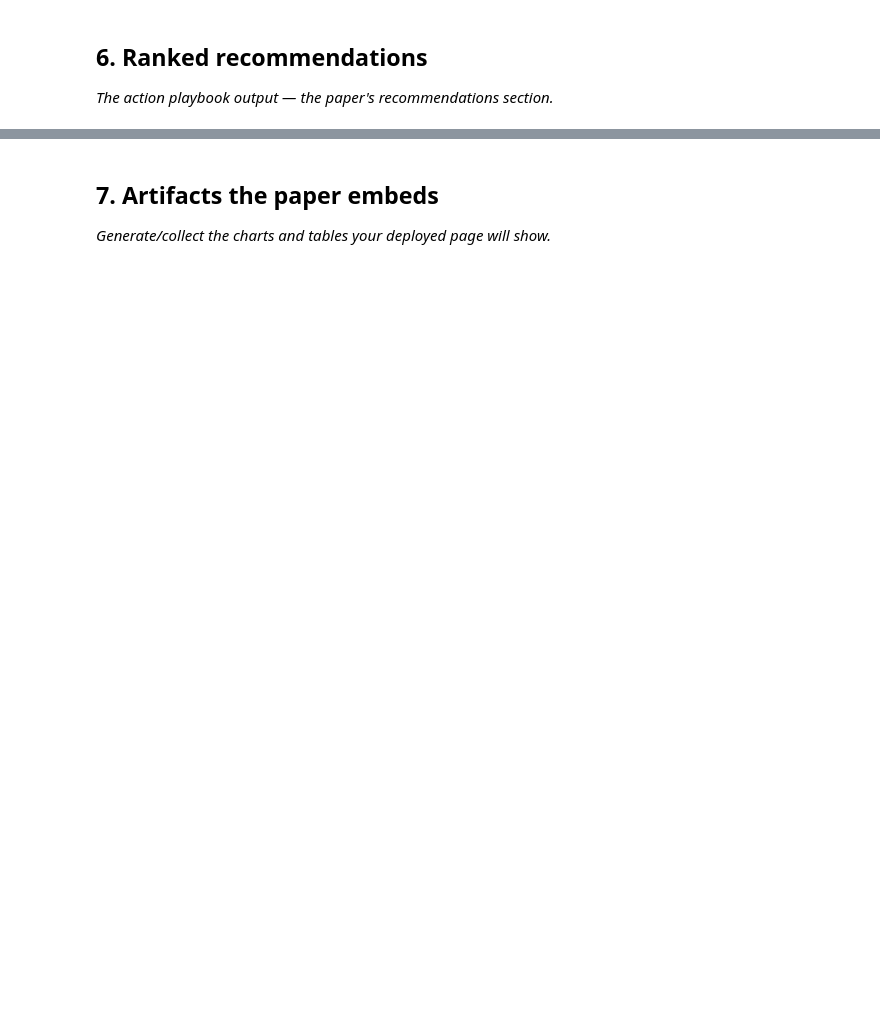
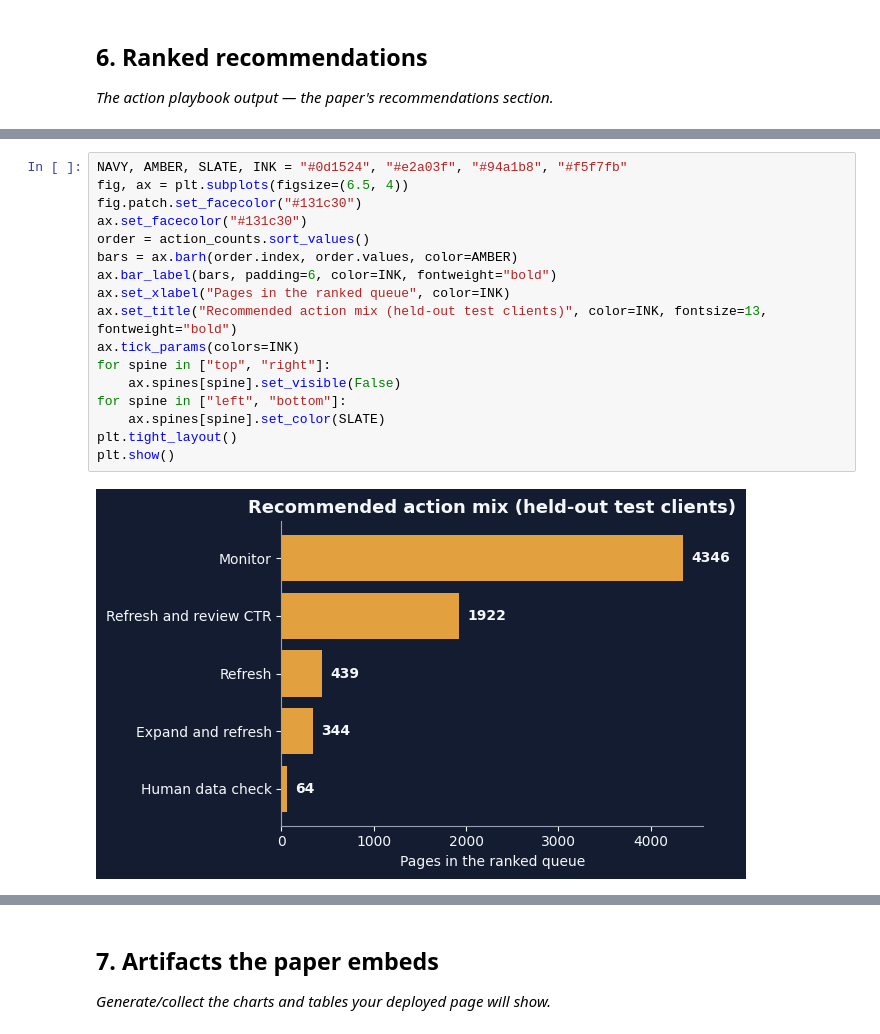
Before and after one commit to zeinafarghaly-arch/ML-flyrank, a Jupyter notebook: work/notebooks/capstone.ipynb, the cells around one changed output, grey strips where cells are left out. Drawn from its saved outputs; the diff is of its cells as text; blank space fills up the shorter version.

```diff
--- a/work/notebooks/capstone.ipynb
+++ b/work/notebooks/capstone.ipynb
@@ -285,0 +343,19 @@ plt.show()
+# %%
+NAVY, AMBER, SLATE, INK = "#0d1524", "#e2a03f", "#94a1b8", "#f5f7fb"
+fig, ax = plt.subplots(figsize=(6.5, 4))
+fig.patch.set_facecolor("#131c30")
+ax.set_facecolor("#131c30")
+order = action_counts.sort_values()
+bars = ax.barh(order.index, order.values, color=AMBER)
+ax.bar_label(bars, padding=6, color=INK, fontweight="bold")
+ax.set_xlabel("Pages in the ranked queue", color=INK)
+ax.set_title("Recommended action mix (held-out test clients)", color=INK, fontsize=13, fontweight="bold")
+ax.tick_params(colors=INK)
+for spine in ["top", "right"]:
+    ax.spines[spine].set_visible(False)
+for spine in ["left", "bottom"]:
+    ax.spines[spine].set_color(SLATE)
+plt.tight_layout()
+plt.show()
+# %% [output]
+[figure, added]
```
Also changed, not shown: parts of 7 cells of this notebook.
